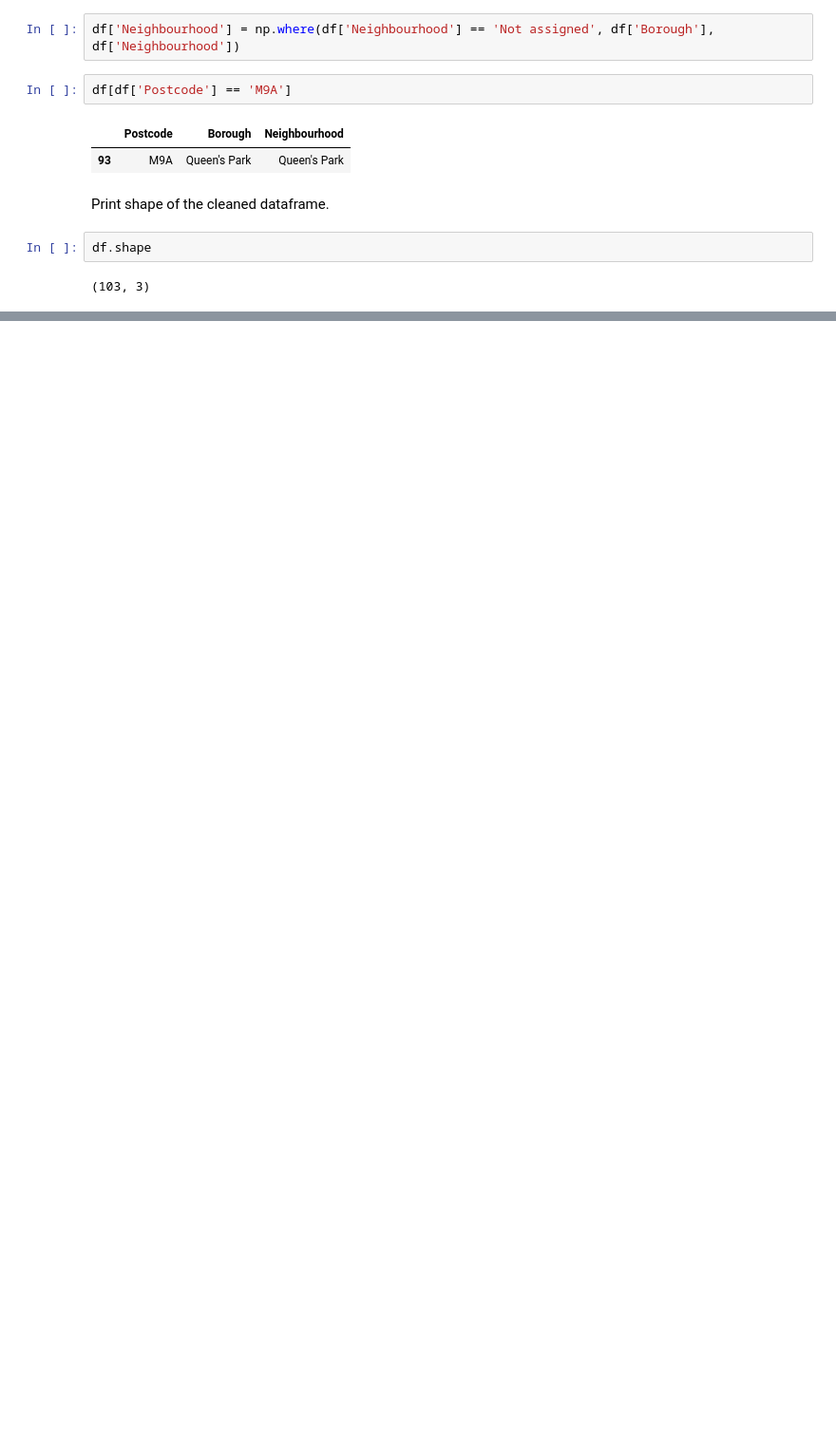
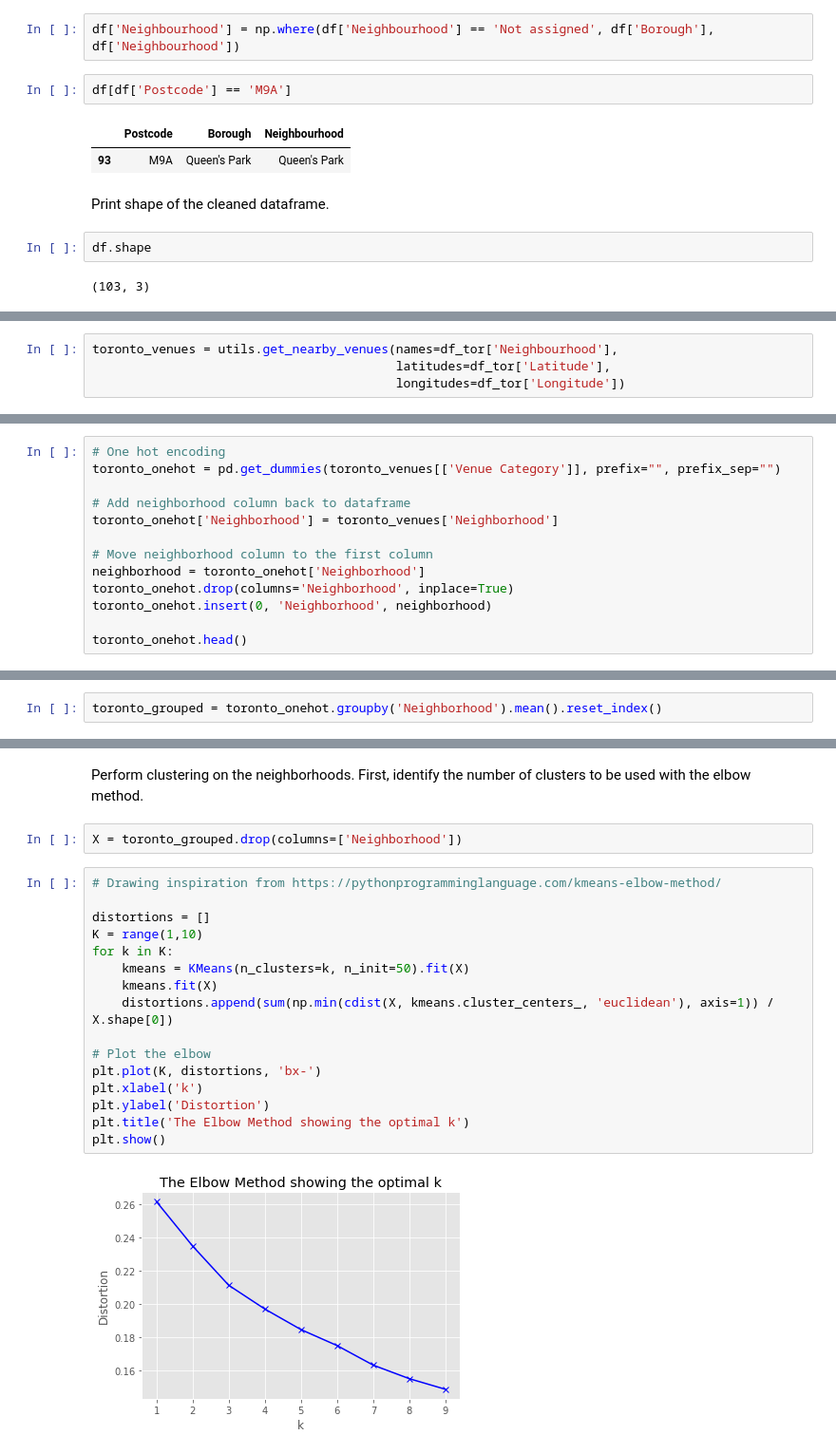
Before and after one commit to mantcep/dspc, a Jupyter notebook: segmenting-neighborhoods-toronto.ipynb, the cells around one changed output, grey strips where cells are left out. Shown at 95% size. Cells and saved outputs as stored; diff of their text form; blank space fills up the shorter version.

```diff
--- a/segmenting-neighborhoods-toronto.ipynb
+++ b/segmenting-neighborhoods-toronto.ipynb
@@ -73,0 +213,4 @@ df.shape
+# %%
+toronto_venues = utils.get_nearby_venues(names=df_tor['Neighbourhood'],
+                                         latitudes=df_tor['Latitude'],
+                                         longitudes=df_tor['Longitude'])
@@ -73,0 +263,13 @@ df.shape
+# %%
+# One hot encoding
+toronto_onehot = pd.get_dummies(toronto_venues[['Venue Category']], prefix="", prefix_sep="")
+
+# Add neighborhood column back to dataframe
+toronto_onehot['Neighborhood'] = toronto_venues['Neighborhood']
+
+# Move neighborhood column to the first column
+neighborhood = toronto_onehot['Neighborhood']
+toronto_onehot.drop(columns='Neighborhood', inplace=True)
+toronto_onehot.insert(0, 'Neighborhood', neighborhood)
+
+toronto_onehot.head()
@@ -73,0 +290,2 @@ df.shape
+# %%
+toronto_grouped = toronto_onehot.groupby('Neighborhood').mean().reset_index()
@@ -73,0 +315,22 @@ df.shape
+# %% [markdown]
+Perform clustering on the neighborhoods. First, identify the number of clusters to be used with the elbow method.
+# %%
+X = toronto_grouped.drop(columns=['Neighborhood'])
+# %%
+# Drawing inspiration from https://pythonprogramminglanguage.com/kmeans-elbow-method/
+
+distortions = []
+K = range(1,10)
+for k in K:
+    kmeans = KMeans(n_clusters=k, n_init=50).fit(X)
+    kmeans.fit(X)
+    distortions.append(sum(np.min(cdist(X, kmeans.cluster_centers_, 'euclidean'), axis=1)) / X.shape[0])
+
+# Plot the elbow
+plt.plot(K, distortions, 'bx-')
+plt.xlabel('k')
+plt.ylabel('Distortion')
+plt.title('The Elbow Method showing the optimal k')
+plt.show()
+# %% [output]
+[figure, added]
```
Also changed, not shown: parts of 42 cells of this notebook, 3 other files.
